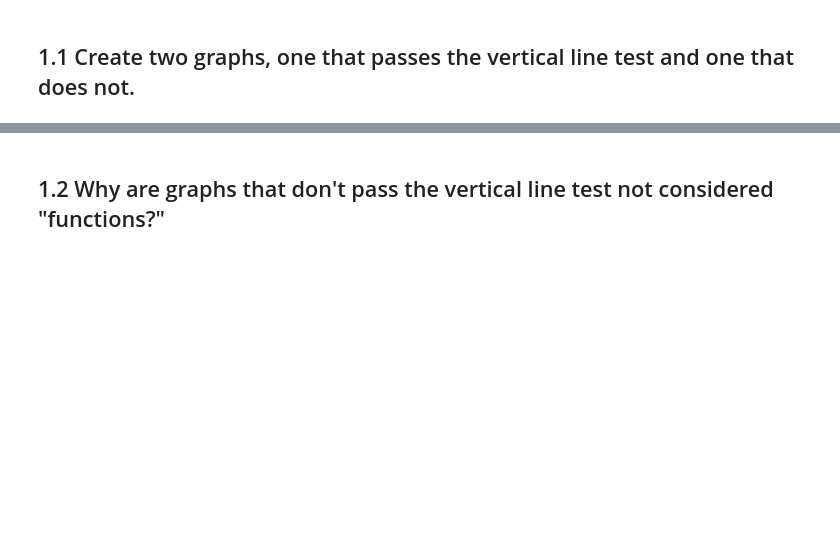
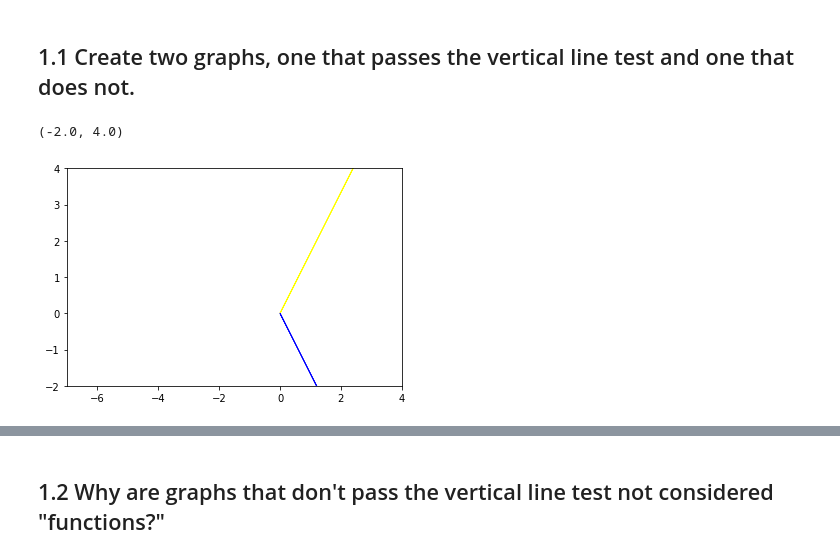
Before and after one commit to Toshukojo/DS-Unit-1-Sprint-3-Linear-Algebra, a Jupyter notebook: module3-dimensionality-reduction/LS_DS_133_High_Dimensional_Data_Assignment.ipynb, the cells around one changed output, grey strips where cells are left out. Cells and saved outputs as stored; diff of their text form; code cells hidden in the pictures; blank space fills up the shorter version.

```diff
--- a/module3-dimensionality-reduction/LS_DS_133_High_Dimensional_Data_Assignment.ipynb
+++ b/module3-dimensionality-reduction/LS_DS_133_High_Dimensional_Data_Assignment.ipynb
@@ -4,3 +4,14 @@
 # Vertical Line Test
 # %% [markdown]
 ## 1.1 Create two graphs, one that passes the vertical line test and one that does not.
+# %%
+import matplotlib.pyplot as plt
+arrow1 = [3, 5]
+arrow2 = [3, -5]
+plt.arrow(0,0, arrow1[0], arrow1[1], color='yellow')
+plt.arrow(0,0, arrow2[0], arrow2[1], color='blue')
+plt.xlim(-7, 4)
+plt.ylim(-2, 4)
+# %% [output]
+(-2.0, 4.0)
+[figure, added]
```
Also changed, not shown: parts of 29 cells of this notebook.
